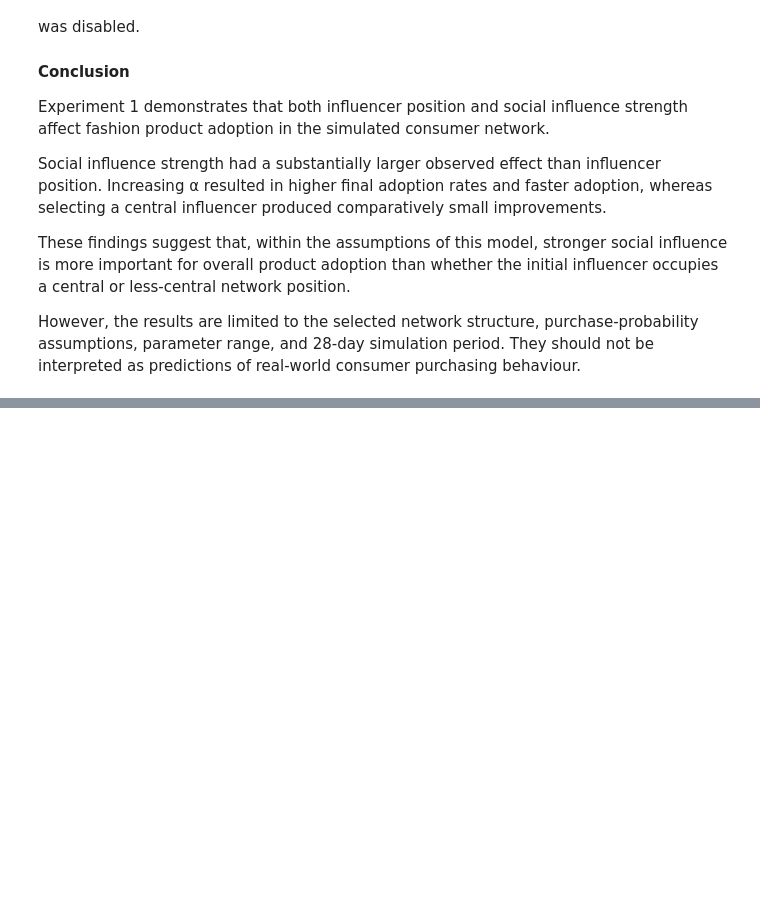
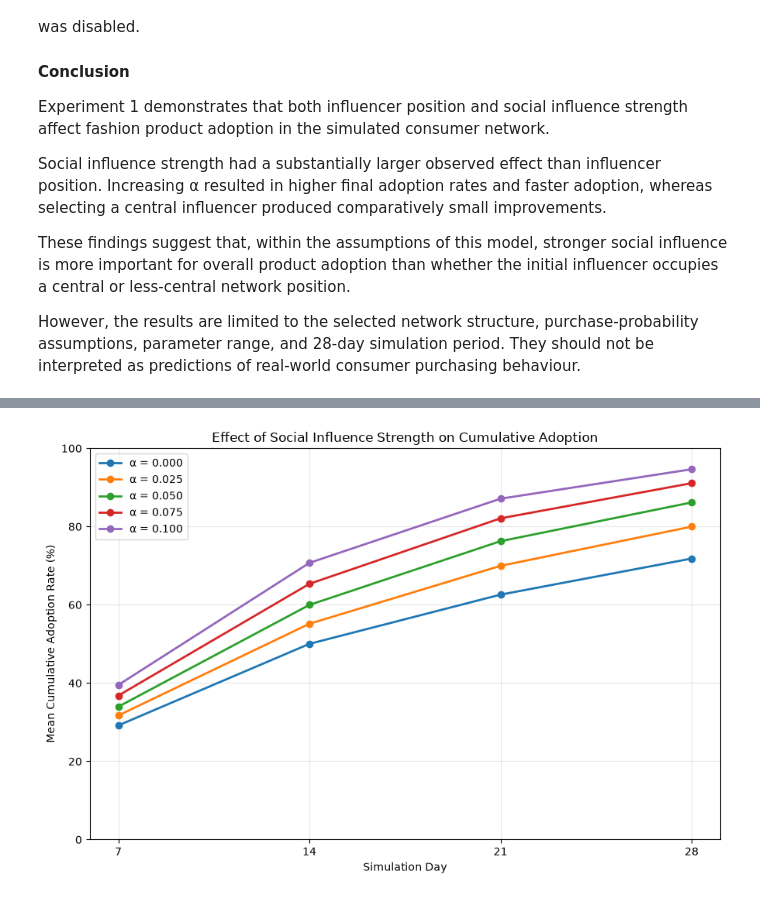
Before and after one commit to tammyweng0/UWA_computational_modelling_project, a Jupyter notebook: notebooks/experiments.ipynb, the cells around one changed output, grey strips where cells are left out. Drawn from its saved outputs; the diff is of its cells as text; code cells hidden in the pictures; blank space fills up the shorter version.

```diff
--- a/notebooks/experiments.ipynb
+++ b/notebooks/experiments.ipynb
@@ -1100,0 +1227,32 @@ Explain what the results mean and discuss limitations.
+# %%
+import matplotlib.pyplot as plt
+
+plt.figure(figsize=(9, 6))
+
+for alpha in SOCIAL_INFLUENCE_VALUES:
+    subset = daily_summary[
+        (daily_summary["alpha"] == alpha) &
+        (daily_summary["day"].isin([7, 14, 21, 28]))
+    ]
+
+    plt.plot(
+        subset["day"],
+        subset["mean_adoption"],
+        marker="o",
+        linewidth=2,
+        label=f"α = {alpha:.3f}"
+    )
+
+plt.xticks([7, 14, 21, 28])
+plt.xlabel("Simulation Day")
+plt.ylabel("Mean Cumulative Adoption Rate (%)")
+plt.title("Effect of Social Influence Strength on Cumulative Adoption")
+plt.ylim(0, 100)
+plt.legend()
+plt.grid(True, alpha=0.3)
+plt.tight_layout()
+
+plt.savefig("experiment2_adoption_comparison.png", dpi=300)
+plt.show()
+# %% [output]
+[figure, added]
```
Also changed, not shown: parts of 18 cells of this notebook.
